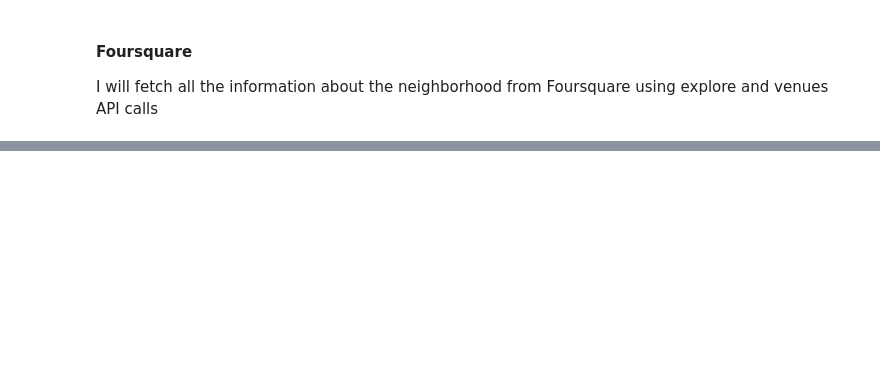
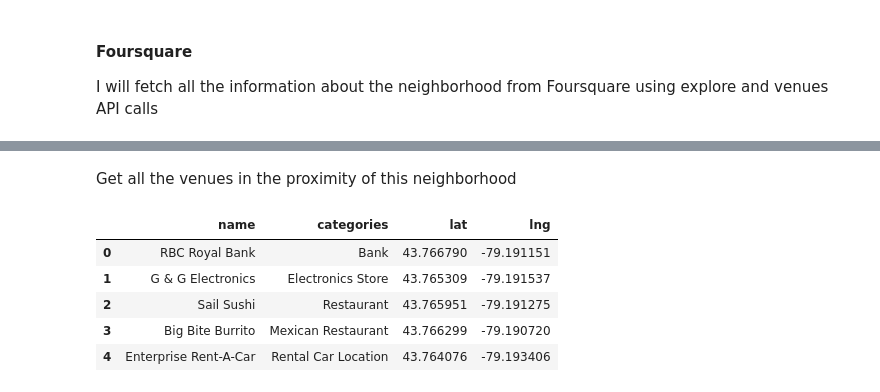
Before and after one commit to wtsd/coursera-capstone, a Jupyter notebook: Segmenting and Clustering Neighborhoods in Toronto.ipynb, the cells around one changed output, grey strips where cells are left out. Saved outputs shown, nothing was run; the diff lists cells and outputs as text; code cells hidden in the pictures; blank space fills up the shorter version.

```diff
--- a/Segmenting and Clustering Neighborhoods in Toronto.ipynb
+++ b/Segmenting and Clustering Neighborhoods in Toronto.ipynb
@@ -294,0 +315,2 @@ I will fetch all the information about the neighborhood from Foursquare using ex
+# %% [markdown]
+Get all the venues in the proximity of this neighborhood
@@ -294,0 +367,10 @@ I will fetch all the information about the neighborhood from Foursquare using ex
+# %%
+nearby_venues = venues_to_df(result['response']['groups'][0]['items'])
+nearby_venues.head()
+# %% [output]
+|  | name | categories | lat | lng |
+| 0 | RBC Royal Bank | Bank | 43.766790 | -79.191151 |
+| 1 | G & G Electronics | Electronics Store | 43.765309 | -79.191537 |
+| 2 | Sail Sushi | Restaurant | 43.765951 | -79.191275 |
+| 3 | Big Bite Burrito | Mexican Restaurant | 43.766299 | -79.190720 |
+| 4 | Enterprise Rent-A-Car | Rental Car Location | 43.764076 | -79.193406 |
```
Also changed, not shown: parts of 8 cells of this notebook.
